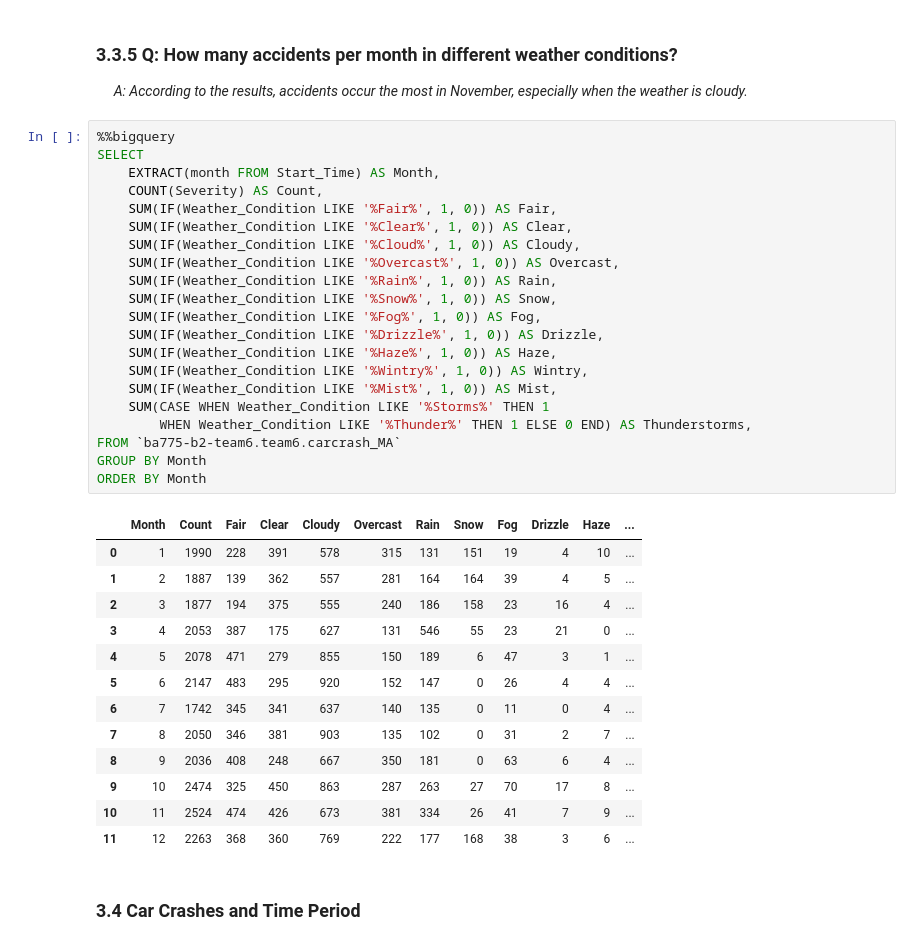
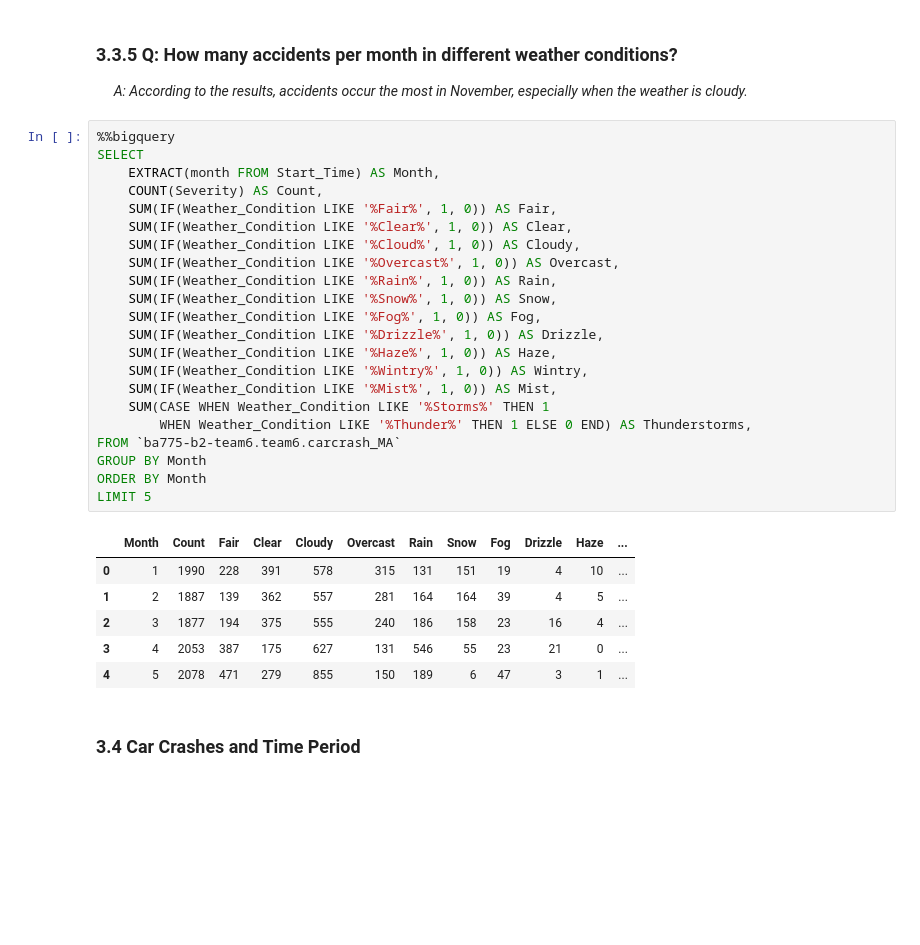
Before and after one commit to KaiyuWang19970221/BA775-teamproject, a Jupyter notebook: How_to_Improve_the_Safety_of_Driving_in_MA.ipynb, the cells around one changed output. Saved outputs shown, nothing was run; the diff lists cells and outputs as text; blank space fills up the shorter version.

```diff
--- a/How_to_Improve_the_Safety_of_Driving_in_MA.ipynb
+++ b/How_to_Improve_the_Safety_of_Driving_in_MA.ipynb
@@ -485,38 +479,32 @@ LIMIT 5
 # %%
 %%bigquery
 SELECT
     EXTRACT(month FROM Start_Time) AS Month,
     COUNT(Severity) AS Count,
     SUM(IF(Weather_Condition LIKE '%Fair%', 1, 0)) AS Fair,
     SUM(IF(Weather_Condition LIKE '%Clear%', 1, 0)) AS Clear,
     SUM(IF(Weather_Condition LIKE '%Cloud%', 1, 0)) AS Cloudy,
     SUM(IF(Weather_Condition LIKE '%Overcast%', 1, 0)) AS Overcast,
     SUM(IF(Weather_Condition LIKE '%Rain%', 1, 0)) AS Rain,
     SUM(IF(Weather_Condition LIKE '%Snow%', 1, 0)) AS Snow,
     SUM(IF(Weather_Condition LIKE '%Fog%', 1, 0)) AS Fog,
     SUM(IF(Weather_Condition LIKE '%Drizzle%', 1, 0)) AS Drizzle,
     SUM(IF(Weather_Condition LIKE '%Haze%', 1, 0)) AS Haze,
     SUM(IF(Weather_Condition LIKE '%Wintry%', 1, 0)) AS Wintry,
     SUM(IF(Weather_Condition LIKE '%Mist%', 1, 0)) AS Mist,
     SUM(CASE WHEN Weather_Condition LIKE '%Storms%' THEN 1
         WHEN Weather_Condition LIKE '%Thunder%' THEN 1 ELSE 0 END) AS Thunderstorms,
 FROM `ba775-b2-team6.team6.carcrash_MA`
 GROUP BY Month
 ORDER BY Month
+LIMIT 5
 # %% [output]
 |  | Month | Count | Fair | Clear | Cloudy | Overcast | Rain | Snow | Fog | Drizzle | Haze | ... |
 | 0 | 1 | 1990 | 228 | 391 | 578 | 315 | 131 | 151 | 19 | 4 | 10 | ... |
 | 1 | 2 | 1887 | 139 | 362 | 557 | 281 | 164 | 164 | 39 | 4 | 5 | ... |
 | 2 | 3 | 1877 | 194 | 375 | 555 | 240 | 186 | 158 | 23 | 16 | 4 | ... |
 | 3 | 4 | 2053 | 387 | 175 | 627 | 131 | 546 | 55 | 23 | 21 | 0 | ... |
 | 4 | 5 | 2078 | 471 | 279 | 855 | 150 | 189 | 6 | 47 | 3 | 1 | ... |
-| 5 | 6 | 2147 | 483 | 295 | 920 | 152 | 147 | 0 | 26 | 4 | 4 | ... |
-| 6 | 7 | 1742 | 345 | 341 | 637 | 140 | 135 | 0 | 11 | 0 | 4 | ... |
-| 7 | 8 | 2050 | 346 | 381 | 903 | 135 | 102 | 0 | 31 | 2 | 7 | ... |
-| 8 | 9 | 2036 | 408 | 248 | 667 | 350 | 181 | 0 | 63 | 6 | 4 | ... |
-| 9 | 10 | 2474 | 325 | 450 | 863 | 287 | 263 | 27 | 70 | 17 | 8 | ... |
-| 10 | 11 | 2524 | 474 | 426 | 673 | 381 | 334 | 26 | 41 | 7 | 9 | ... |
-| 11 | 12 | 2263 | 368 | 360 | 769 | 222 | 177 | 168 | 38 | 3 | 6 | ... |
 # %% [markdown]
 ### 3.4 Car Crashes and Time Period
 # %% [markdown]
```
Also changed, not shown: parts of 2 cells of this notebook.
